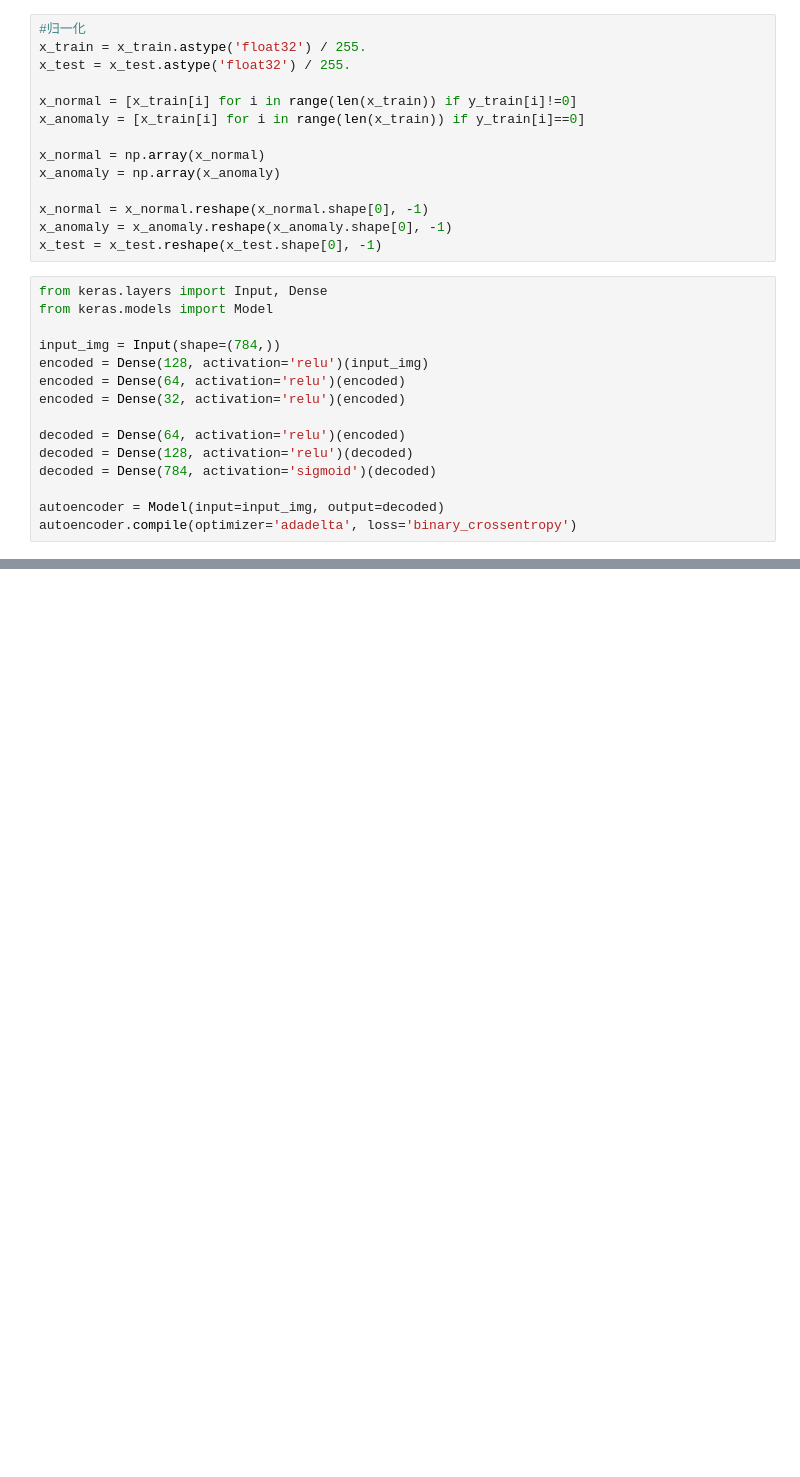
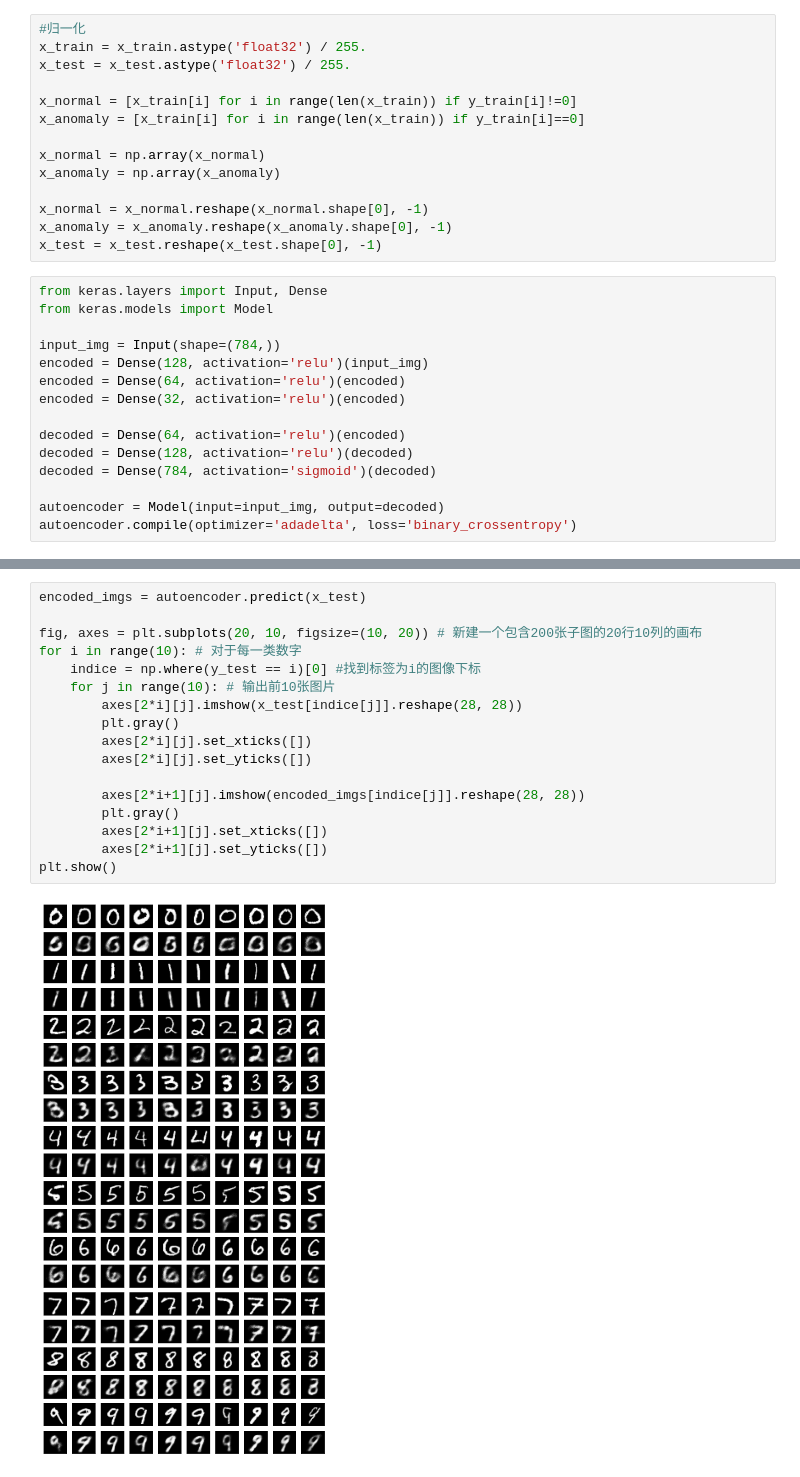
Before and after one commit to Lyra7417/Anomaly_Detection, a Jupyter notebook: Autoencoder_MNIST_keras.ipynb, the cells around one changed output, grey strips where cells are left out. Drawn from its saved outputs; the diff is of its cells as text; blank space fills up the shorter version.

```diff
--- a/Autoencoder_MNIST_keras.ipynb
+++ b/Autoencoder_MNIST_keras.ipynb
@@ -146,0 +147,19 @@ Anomaly accuracy: 0.886734693877551
+# %%
+encoded_imgs = autoencoder.predict(x_test)
+
+fig, axes = plt.subplots(20, 10, figsize=(10, 20)) # 新建一个包含200张子图的20行10列的画布
+for i in range(10): # 对于每一类数字
+    indice = np.where(y_test == i)[0] #找到标签为i的图像下标
+    for j in range(10): # 输出前10张图片
+        axes[2*i][j].imshow(x_test[indice[j]].reshape(28, 28))
+        plt.gray()
+        axes[2*i][j].set_xticks([])
+        axes[2*i][j].set_yticks([])
+
+        axes[2*i+1][j].imshow(encoded_imgs[indice[j]].reshape(28, 28))
+        plt.gray()
+        axes[2*i+1][j].set_xticks([])
+        axes[2*i+1][j].set_yticks([])
+plt.show()
+# %% [output]
+[figure, added]
```
Also changed, not shown: parts of 5 cells of this notebook.
